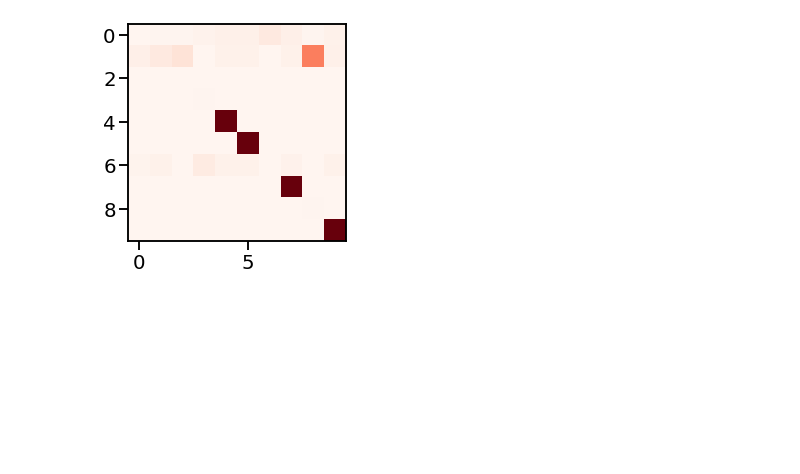
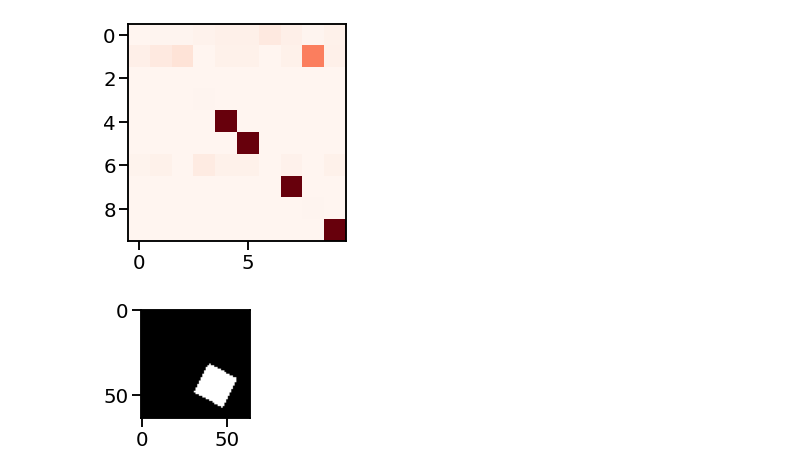
Before and after one commit to muhammadyaseen/vae-disentanglement, a Jupyter notebook: notebooks/PerturbationTesting.ipynb, the cells around one changed output. Drawn from its saved outputs; the diff is of its cells as text; code cells hidden in the pictures; blank space fills up the shorter version.

Commit message:
Changed encoder/decoder + plotting improvements

```diff
--- a/notebooks/PerturbationTesting.ipynb
+++ b/notebooks/PerturbationTesting.ipynb
@@ -352,5 +352,5 @@ def pairwise_dimension_sactter_plot(mus, labels, xdim, ydim, ldim):
 # %%
 #pairwise_dimension_sactter_plot(mus, labels, 1, 3, 3)
 # %%
-img, labels = next(data_loader.__iter__())
+imgs, labels = next(data_loader.__iter__())
 # %%
@@ -404,3 +404,10 @@ plt.imshow(diffs[10][0].cpu().numpy().T, cmap='Reds')
 # %% [output]
 <matplotlib.image.AxesImage at 0x...>
 [figure]
+# %%
+anchor_image = imgs[0]
+fig, ax = plt.subplots(figsize=(2,2))
+ax.imshow(anchor_image.permute(1,2,0), cmap='gray')
+anchor_image = anchor_image.unsqueeze(0).to(current_device)
+# %% [output]
+[figure, added]
```
Also changed, not shown: parts of 16 cells of this notebook, 6 other files.
